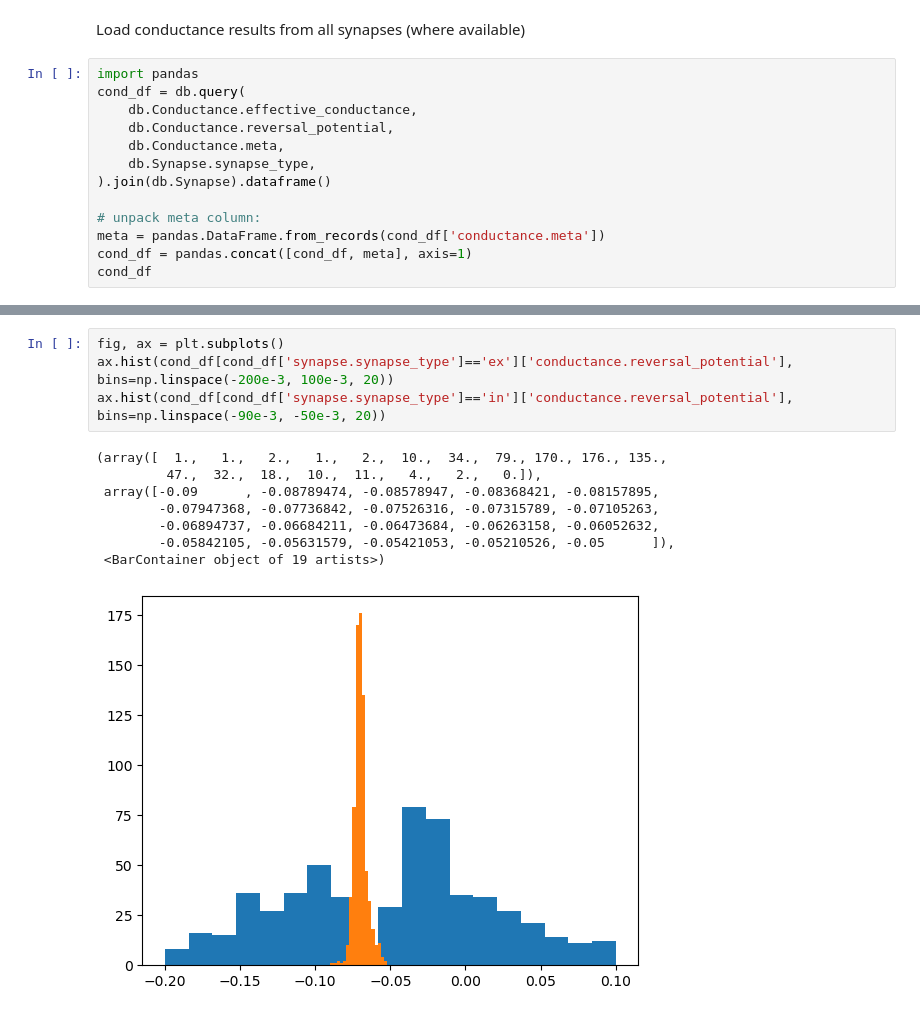
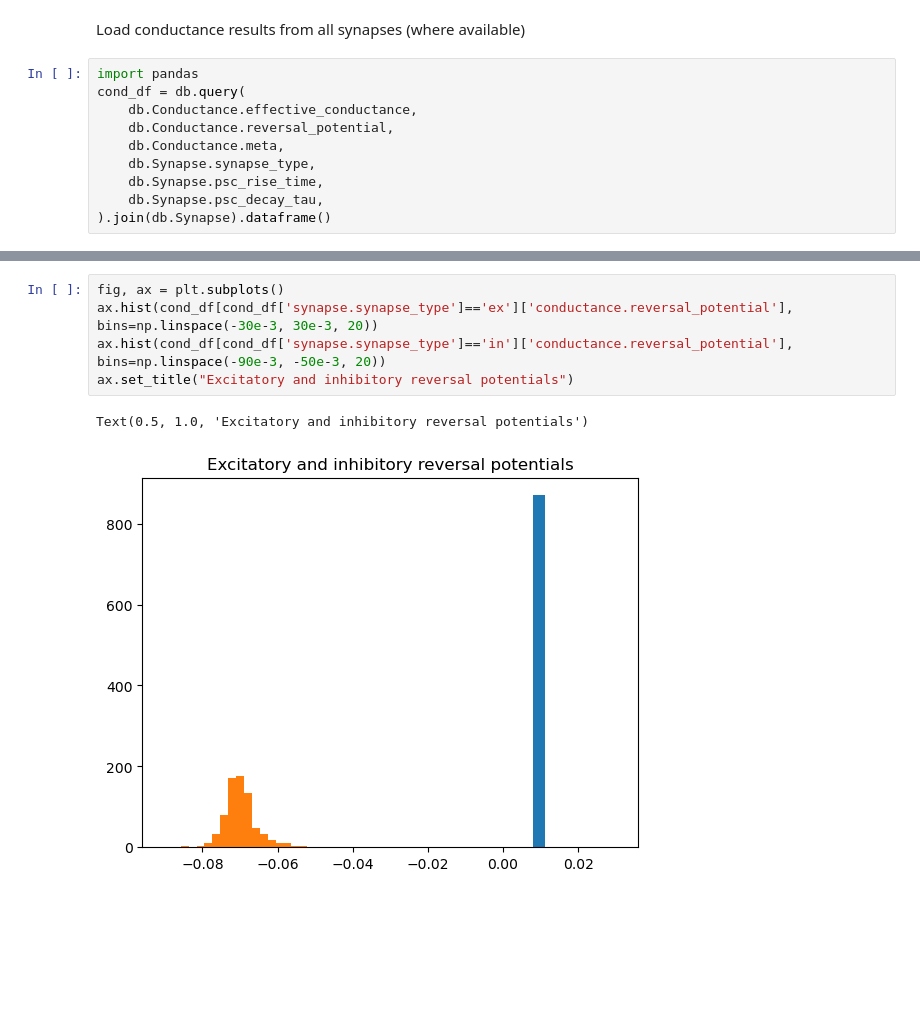
Before and after one commit to SophieW722/aisynphys, a Jupyter notebook: analyses/conductance.ipynb, the cells around one changed output, grey strips where cells are left out. Cells and saved outputs as stored; diff of their text form; blank space fills up the shorter version.

Commit message:
Update coductance pipeline to assume fixed reversal for excitatory synapses

```diff
--- a/analyses/conductance.ipynb
+++ b/analyses/conductance.ipynb
@@ -109,9 +111,6 @@ cond_df = db.query(
     db.Conductance.reversal_potential,
     db.Conductance.meta,
     db.Synapse.synapse_type,
+    db.Synapse.psc_rise_time,
+    db.Synapse.psc_decay_tau,
 ).join(db.Synapse).dataframe()
-
-# unpack meta column:
-meta = pandas.DataFrame.from_records(cond_df['conductance.meta'])
-cond_df = pandas.concat([cond_df, meta], axis=1)
-cond_df
@@ -132,13 +117,8 @@ cond_df
 # %%
 fig, ax = plt.subplots()
-ax.hist(cond_df[cond_df['synapse.synapse_type']=='ex']['conductance.reversal_potential'], bins=np.linspace(-200e-3, 100e-3, 20))
+ax.hist(cond_df[cond_df['synapse.synapse_type']=='ex']['conductance.reversal_potential'], bins=np.linspace(-30e-3, 30e-3, 20))
 ax.hist(cond_df[cond_df['synapse.synapse_type']=='in']['conductance.reversal_potential'], bins=np.linspace(-90e-3, -50e-3, 20))
+ax.set_title("Excitatory and inhibitory reversal potentials")
 # %% [output]
-(array([  1.,   1.,   2.,   1.,   2.,  10.,  34.,  79., 170., 176., 135.,
-         47.,  32.,  18.,  10.,  11.,   4.,   2.,   0.]),
- array([-0.09      , -0.08789474, -0.08578947, -0.08368421, -0.08157895,
-        -0.07947368, -0.07736842, -0.07526316, -0.07315789, -0.07105263,
-        -0.06894737, -0.06684211, -0.06473684, -0.06263158, -0.06052632,
-        -0.05842105, -0.05631579, -0.05421053, -0.05210526, -0.05      ]),
- <BarContainer object of 19 artists>)
+Text(0.5, 1.0, 'Excitatory and inhibitory reversal potentials')
-[figure, old version]
+[figure, new version]
```
Also changed, not shown: parts of 10 cells of this notebook, 1 other file.
